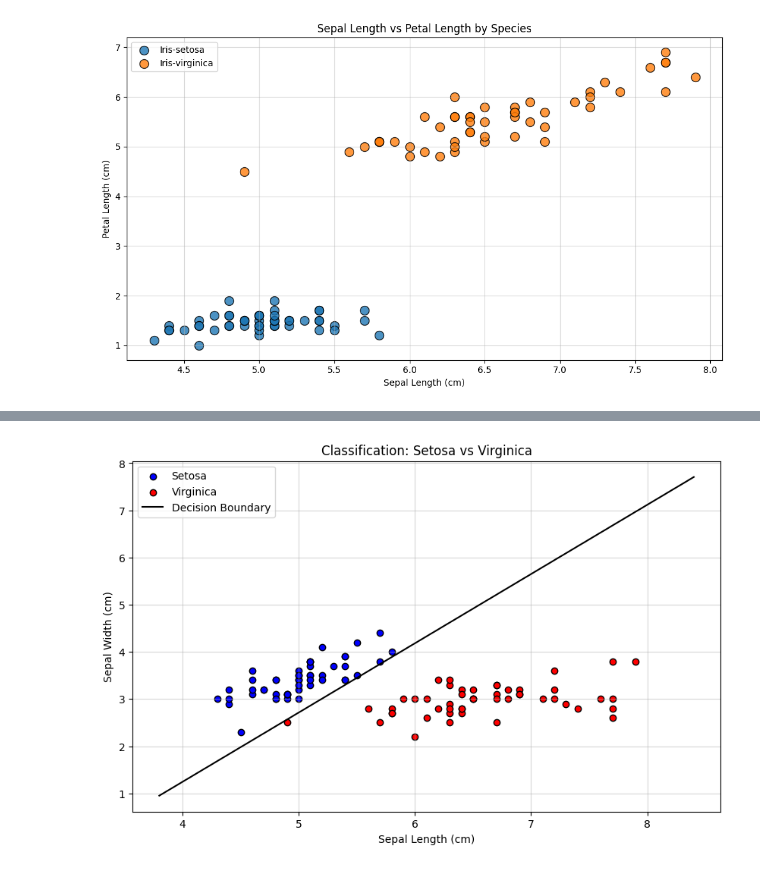
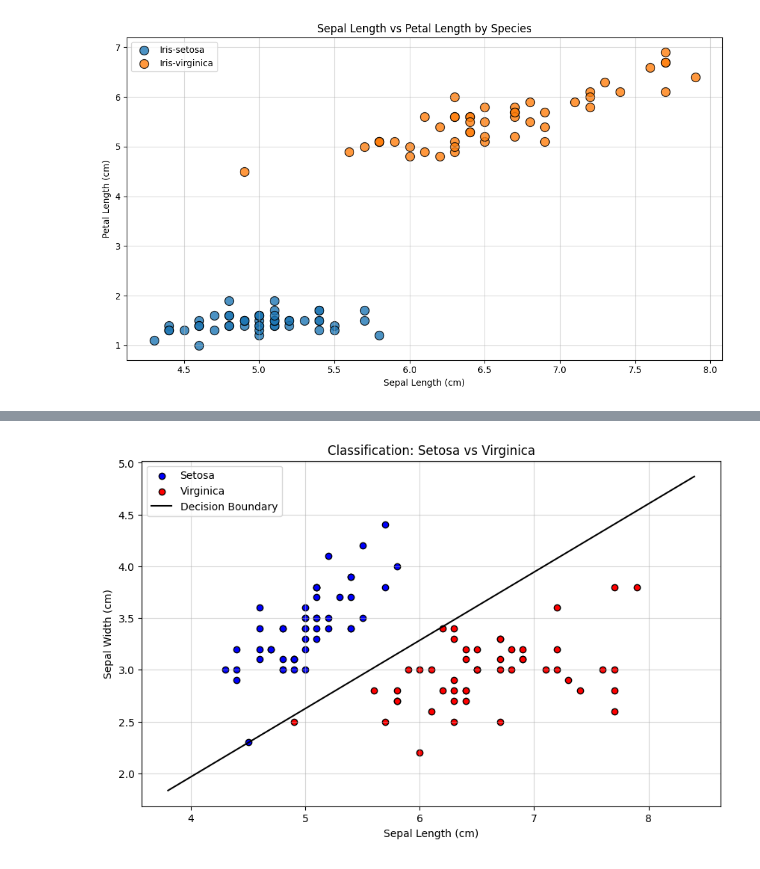
Before and after one commit to YaliMagdasy/ml-models-and-usage, a Jupyter notebook: notebooks/binary-classification.ipynb, the cells around one changed output, grey strips where cells are left out. Cells and saved outputs as stored; diff of their text form; code cells hidden in the pictures.

```diff
--- a/notebooks/binary-classification.ipynb
+++ b/notebooks/binary-classification.ipynb
@@ -71,7 +71,7 @@ y = np.where(df_binary['Species'] == 'Iris-setosa', 1, -1)
 
 
 # --- 2. Split Data for training & testing ---
-np.random.seed(50)
+np.random.seed()
 shuffled_indices = np.random.permutation(len(X))
 split_point = int(len(X) * 0.8)
 
@@ -85,8 +85,8 @@ X_test, y_test = X[test_indices], y[test_indices]
 # --- 3. Training ---
 print(f"Training on {len(X_train)} samples")
 
-model = Perceptron(n_features=X.shape[1], learning_rate=0.01)
-model.fit(X_train, y_train, n_epochs=15, show_progress=True)
+model = Perceptron()
+model.fit(X_train, y_train, n_epochs=500, show_progress=False, learning_rate=0.01)
 
 
 # --- 4. Evaluation ---
@@ -102,8 +102,8 @@ print(f"Accuracy: {accuracy * 100:.2f}%")
 # --- 5. Visualization ---
 plt.figure(figsize=(10, 6))
 
-plt.scatter(X[y==1][:, 0], X[y==1][:, 1], color='blue', label='Setosa', edgecolors='k')
-plt.scatter(X[y==-1][:, 0], X[y==-1][:, 1], color='red', label='Virginica', edgecolors='k')
+plt.scatter(X[y==1][:, 0], X[y==1][:, 1], color='blue', label='Setosa', edgecolors='black')
+plt.scatter(X[y==-1][:, 0], X[y==-1][:, 1], color='red', label='Virginica', edgecolors='black')
 
 
 x_min, x_max = X[:, 0].min() - 0.5, X[:, 0].max() + 0.5
@@ -140,5 +125,5 @@ Epoch 15/15 - Accuracy: 1.0000
 Testing on 20 samples
 
 --- Testing Results ---
 Accuracy: 100.00%
-[figure, old version]
+[figure, new version]
```
Also changed, not shown: parts of 1 cell of this notebook, 2 other files.
